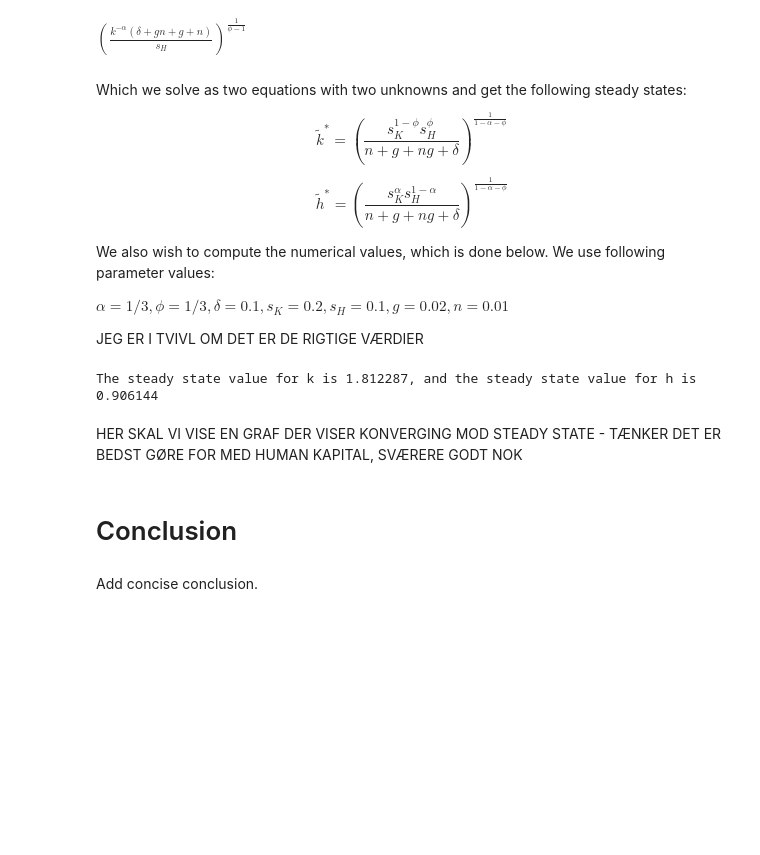
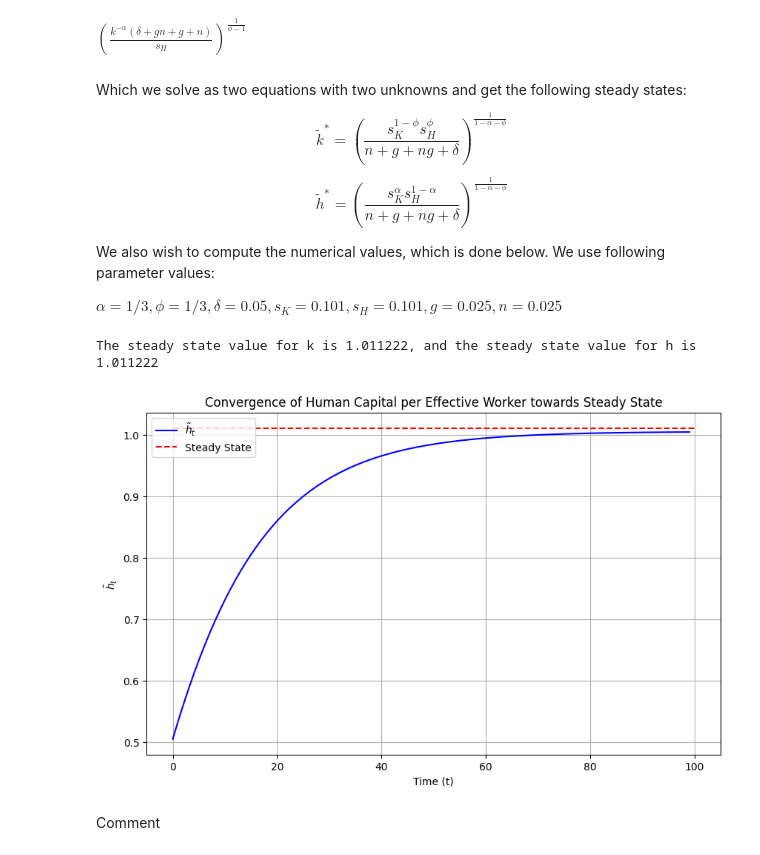
Before and after one commit to NumEconCopenhagen/projects-2024-ccc, a Jupyter notebook: modelproject/modelproject_solow.ipynb, the cells around one changed output. Cells and saved outputs as stored; diff of their text form; code cells hidden in the pictures; blank space fills up the shorter version.

```diff
--- a/modelproject/modelproject_solow.ipynb
+++ b/modelproject/modelproject_solow.ipynb
@@ -142,9 +139,7 @@ $$\tilde{h}^*=\left(\frac{s_K^{\alpha}s_H^{1-\alpha}}{n + g + ng +\delta}\right)
 We also wish to compute the numerical values, which is done below. We use following parameter values:
 
 $
-\alpha = 1/3, \phi = 1/3, \delta = 0.1, s_K = 0.2, s_H = 0.1, g = 0.02, n = 0.01$
-
-JEG ER I TVIVL OM DET ER DE RIGTIGE VÆRDIER
+\alpha = 1/3, \phi = 1/3, \delta = 0.05, s_K = 0.101, s_H = 0.101, g = 0.025, n = 0.025$
 # %%
 # We define the two steady states:
 k_tilde = ((s_K**(1-phi) * s_H**phi)/(n+g+delta +n*g))**(1/(1-phi-alpha))
@@ -154,12 +149,55 @@ h_tilde = ( (s_K**(alpha) * s_H**(1-alpha))/(n+g+delta +n*g))**(1/(1-phi-alpha))
 kss_function = sm.lambdify((alpha,phi,delta,n,g,s_K,s_H),k_tilde)
 hss_function = sm.lambdify((alpha,phi,delta,n,g,s_K,s_H),h_tilde)
 
-print(f'The steady state value for k is {kss_function(1/3,1/3,0.1,0.01,0.02,0.2,0.1):1f}, and the steady state value for h is {hss_function(1/3,1/3,0.1,0.01,0.02,0.2,0.1):4f}')
+print(f'The steady state value for k is {kss_function(1/3,1/3,0.05,0.025,0.025,0.101,0.101):1f}, and the steady state value for h is {hss_function(1/3,1/3,0.05,0.025,0.025,0.101,0.101):4f}')
 # %% [output]
-The steady state value for k is 1.812287, and the steady state value for h is 0.906144
+The steady state value for k is 1.011222, and the steady state value for h is 1.011222
-# %% [markdown]
-HER SKAL VI VISE EN GRAF DER VISER KONVERGING MOD STEADY STATE - TÆNKER DET ER BEDST GØRE FOR MED HUMAN KAPITAL, SVÆRERE GODT NOK
-# %% [markdown]
-# Conclusion
-# %% [markdown]
-Add concise conclusion.
+# %%
+# Defining the model parameters
+alpha_value = 1/3
+phi_value = 1/3
+delta_value = 0.05
+n_value = 0.025
+g_value = 0.025
+s_K_value = 0.101
+s_H_value = 0.101
+
+# Steady state function for human capital
+def hss_function(alpha, phi, delta, n, g, s_K, s_H):
+    # Placeholder function: replace this with your specific functional form
+    # and ensure it returns the correct steady state value for human capital
+    return ((s_K**(alpha) * s_H**(1-alpha)) / (n + g + delta + n*g))**(1/(1-alpha-phi))
+
+# Steady state value for human capital
+steady_state_h = hss_function(alpha_value, phi_value, delta_value, n_value, g_value, s_K_value, s_H_value)
+
+# Define the transition equation constants
+gamma = (1 + n_value) * (1 + g_value)
+
+# Define the recursive update function for human capital
+def update_h(h, y):
+    return (s_H_value * y + (1 - delta_value) * h) / gamma
+
+# Initialize human capital below its steady state and simulate the convergence
+h_tilde = np.zeros(100)  # simulate for 100 periods
+h_tilde[0] = steady_state_h * 0.5  # start from 50% of the steady state
+
+# Compute the path
+for t in range(1, len(h_tilde)):
+    y_t = h_tilde[t-1]**phi_value  # using the production function assumption
+    h_tilde[t] = update_h(h_tilde[t-1], y_t)
+
+# Plotting the convergence of human capital per effective worker towards its steady state
+plt.figure(figsize=(10, 6))
+plt.plot(h_tilde, label=r'$\tilde{h}_t$', color='blue')
+plt.hlines(steady_state_h, 0, len(h_tilde), color='red', linestyle='--', label='Steady State')
+plt.xlabel('Time (t)')
+plt.ylabel(r'$\tilde{h}_t$')
+plt.title('Convergence of Human Capital per Effective Worker towards Steady State')
+plt.legend()
+plt.grid(True)
+plt.show()
+# %% [output]
+[figure, added]
+# %% [markdown]
+Comment
```
Also changed, not shown: parts of 2 cells of this notebook.
